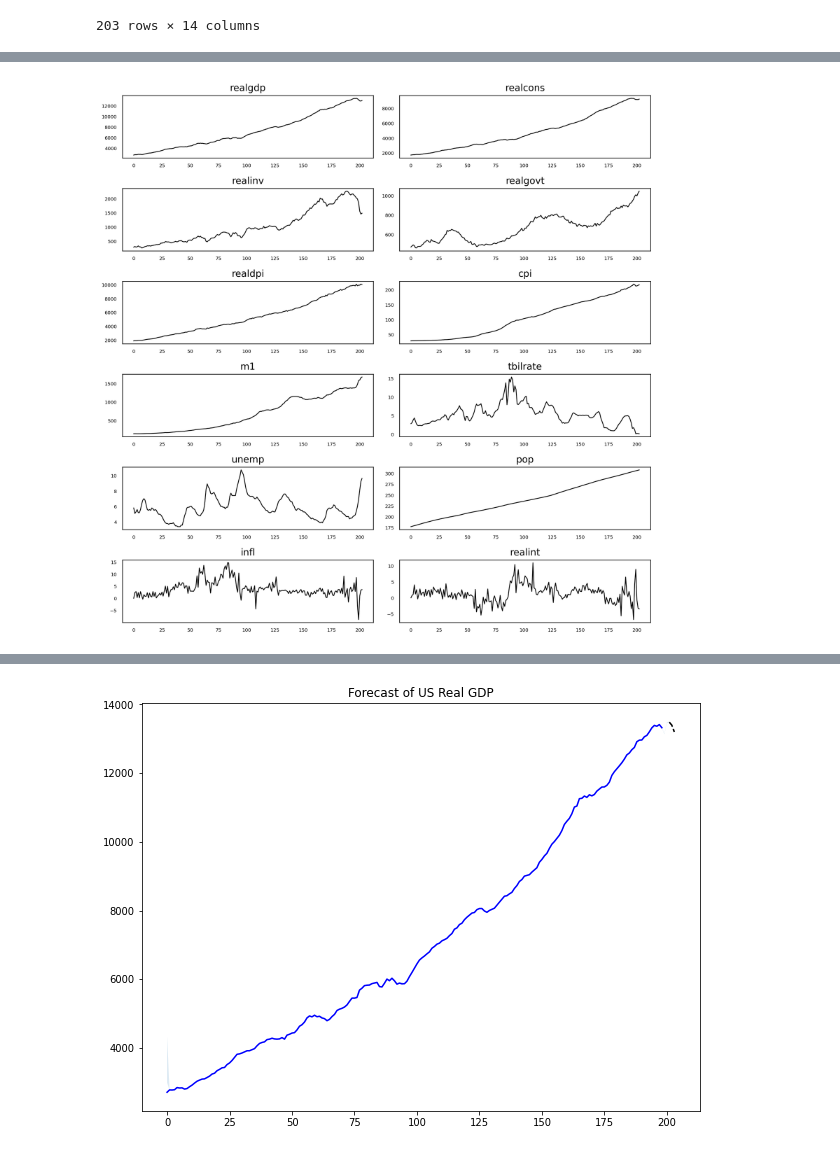
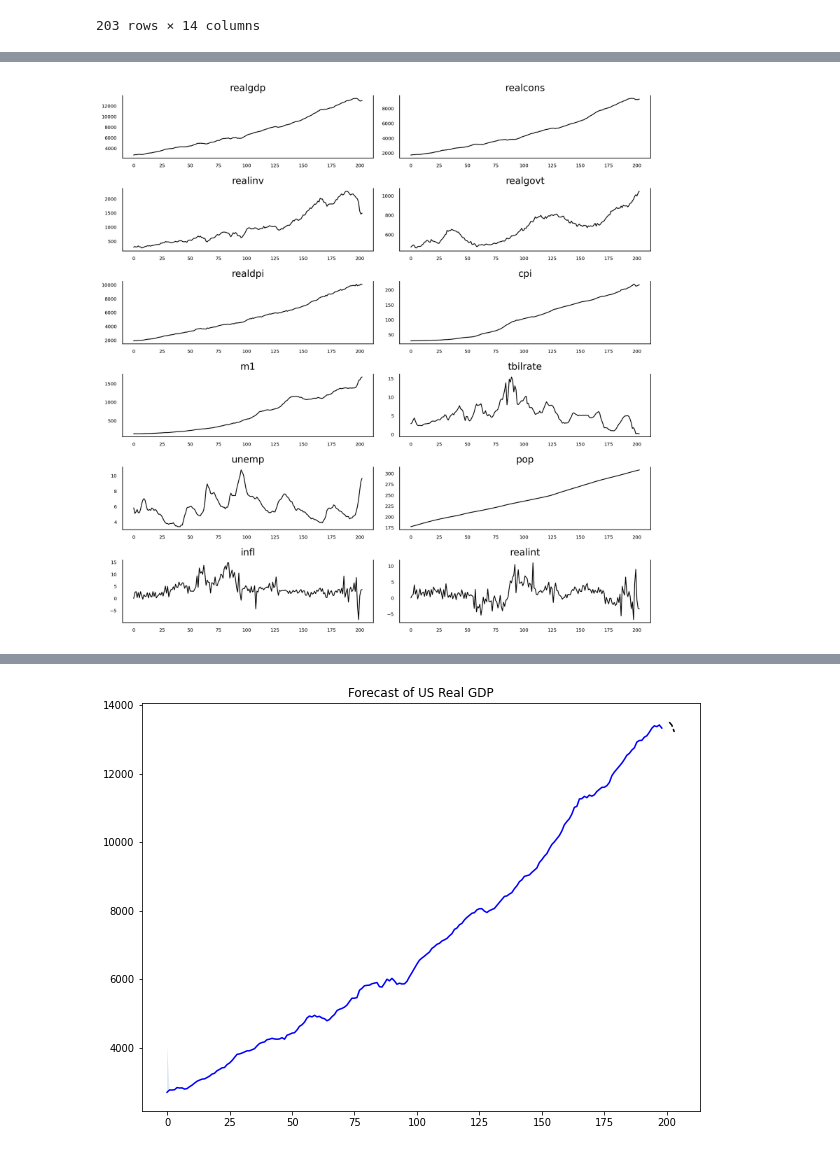
Before and after one commit to marcopeix/AppliedTimeSeriesAnalysisWithPython, a Jupyter notebook: HOTSAP_SARIMAX.ipynb, the cells around one changed output, grey strips where cells are left out. Cells and saved outputs as stored; diff of their text form; code cells hidden in the pictures.

```diff
--- a/HOTSAP_SARIMAX.ipynb
+++ b/HOTSAP_SARIMAX.ipynb
@@ -40,8 +41,5 @@ macro_data.data
 | 201 | 2009.0 | 2.0 | 12901.504 | 9189.0 | 1456.678 | 1023.528 | 10077.5 | 214.469 | 1653.6 | 0.18 | 9.2 | ... |
 | 202 | 2009.0 | 3.0 | 12990.341 | 9256.0 | 1486.398 | 1044.088 | 10040.6 | 216.385 | 1673.9 | 0.12 | 9.6 | ... |
 203 rows × 14 columns
-# %%
-macro_data.data['year'] = macro_data.data['year'].astype(int).astype(str)
-macro_data.data['quarter'] = macro_data.data['quarter'].astype(int).astype(str)
 # %%
-macro_data.data
+macro_data = macro_data.data
@@ -62,2 +45,0 @@ macro_data.data
-# %%
-macro_data.data['time'] = macro_data.data[['year', 'quarter']].agg('-'.join, axis=1)
@@ -80,2 +45,0 @@ macro_data.data
-# %%
-macro_data.data.set_index(['time'])
@@ -97,17 +46,16 @@ macro_data.data.set_index(['time'])
 # %%
-fig, axes = plt.subplots(nrows=6, ncols=2, dpi=240, figsize=(10, 10))
+fig, axes = plt.subplots(nrows=6, ncols=2, dpi=240, figsize=(10,10))
 
 for i, ax in enumerate(axes.flatten()):
-
-    data = macro_data.data[macro_data.data.columns[i+2]]
+    data = macro_data[macro_data.columns[i+2]]
 
     ax.plot(data, color='black', linewidth=1)
-    ax.set_title(macro_data.data.columns[i+2])
+    ax.set_title(macro_data.columns[i+2])
     ax.xaxis.set_ticks_position('none')
     ax.yaxis.set_ticks_position('none')
     ax.spines['top'].set_alpha(0)
     ax.tick_params(labelsize=6)
 
 plt.tight_layout()
 # %% [output]
-[figure, old version]
+[figure, new version]
```
Also changed, not shown: parts of 22 cells of this notebook.
